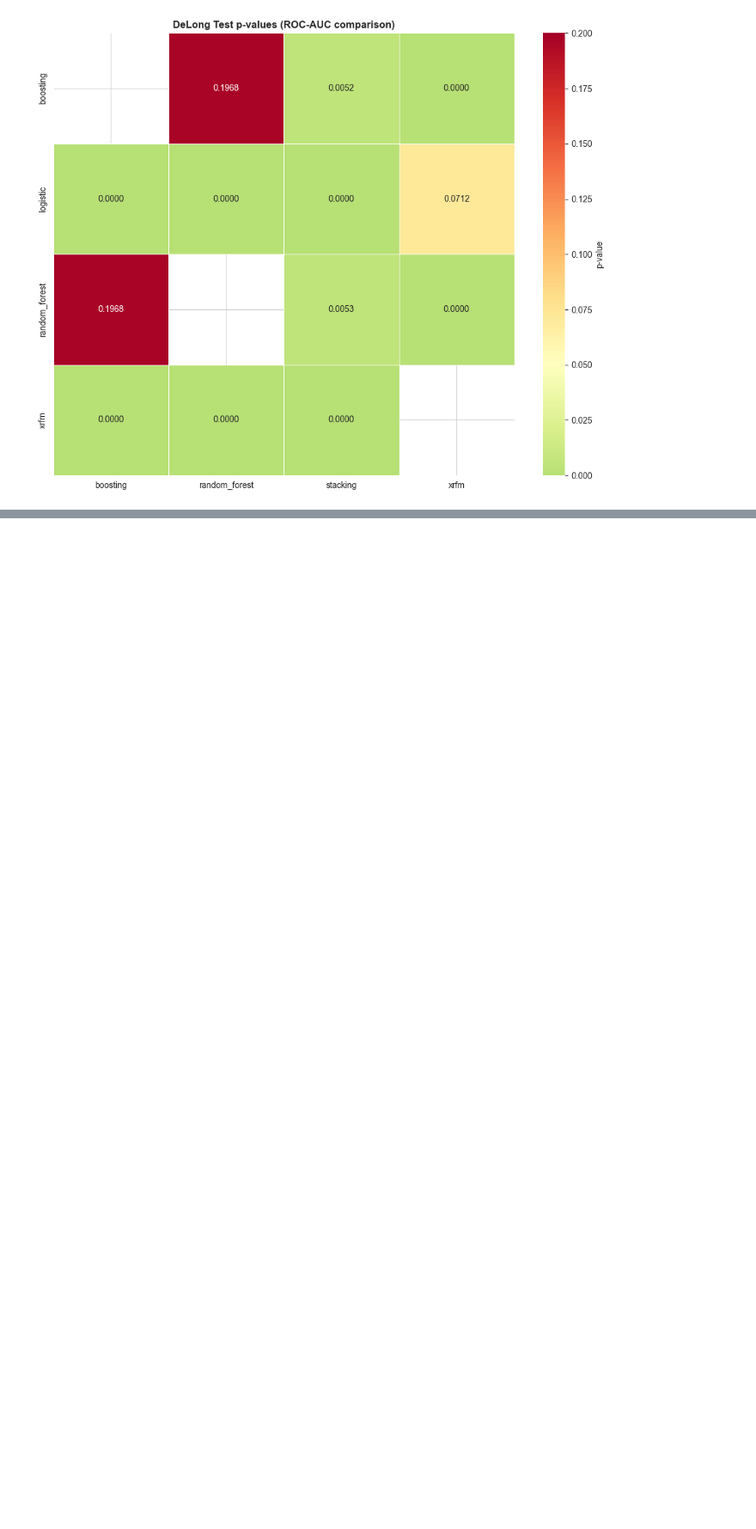
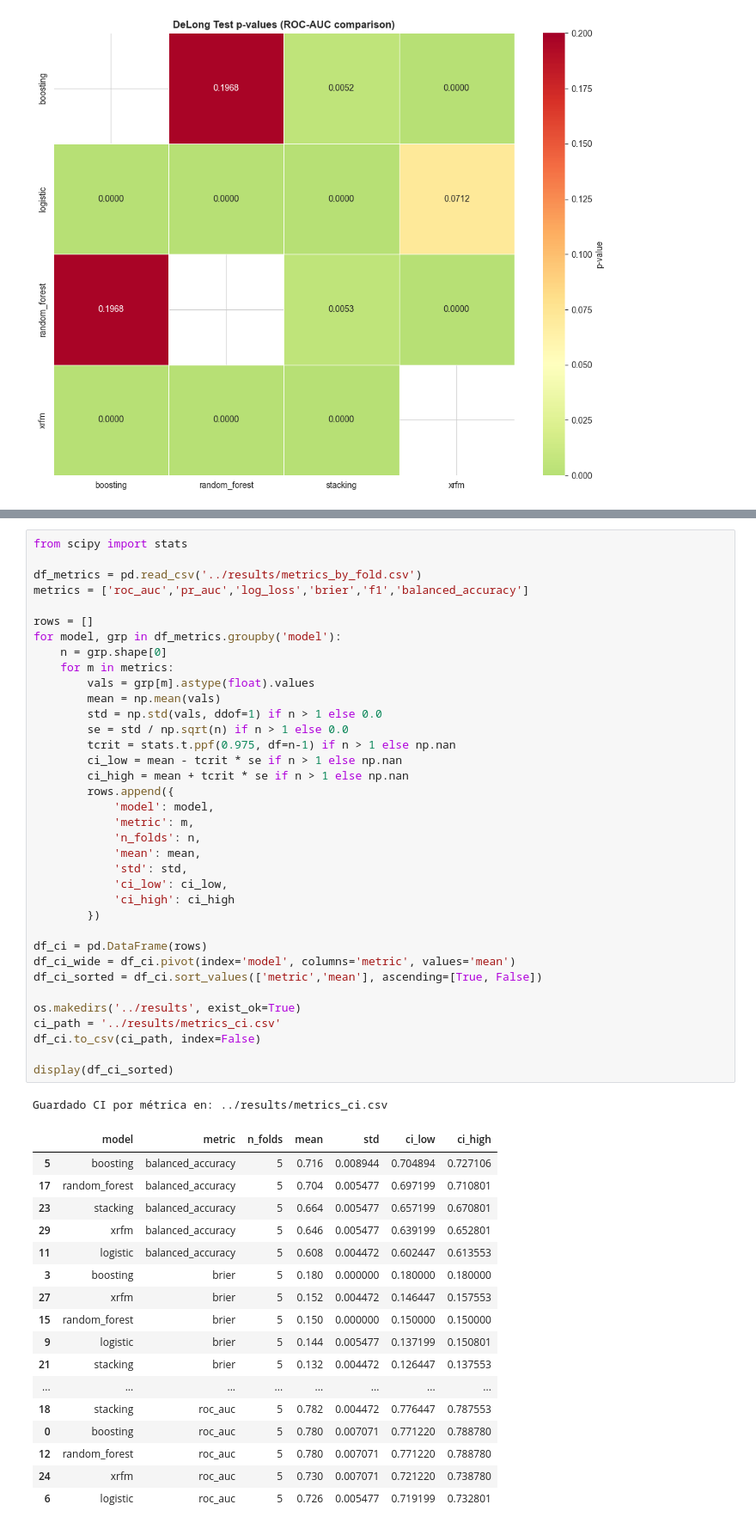
Before and after one commit to evamartin1240/AML-Project3, a Jupyter notebook: notebooks/visualizations.ipynb, the cells around one changed output, grey strips where cells are left out. Shown at 86% size. Drawn from its saved outputs; the diff is of its cells as text; blank space fills up the shorter version.

```diff
--- a/notebooks/visualizations.ipynb
+++ b/notebooks/visualizations.ipynb
@@ -491,0 +494,55 @@ plt.show()
+# %%
+from scipy import stats
+
+df_metrics = pd.read_csv('../results/metrics_by_fold.csv')
+metrics = ['roc_auc','pr_auc','log_loss','brier','f1','balanced_accuracy']
+
+rows = []
+for model, grp in df_metrics.groupby('model'):
+    n = grp.shape[0]
+    for m in metrics:
+        vals = grp[m].astype(float).values
+        mean = np.mean(vals)
+        std = np.std(vals, ddof=1) if n > 1 else 0.0
+        se = std / np.sqrt(n) if n > 1 else 0.0
+        tcrit = stats.t.ppf(0.975, df=n-1) if n > 1 else np.nan
+        ci_low = mean - tcrit * se if n > 1 else np.nan
+        ci_high = mean + tcrit * se if n > 1 else np.nan
+        rows.append({
+            'model': model,
+            'metric': m,
+            'n_folds': n,
+            'mean': mean,
+            'std': std,
+            'ci_low': ci_low,
+            'ci_high': ci_high
+        })
+
+df_ci = pd.DataFrame(rows)
+df_ci_wide = df_ci.pivot(index='model', columns='metric', values='mean')
+df_ci_sorted = df_ci.sort_values(['metric','mean'], ascending=[True, False])
+
+os.makedirs('../results', exist_ok=True)
+ci_path = '../results/metrics_ci.csv'
+df_ci.to_csv(ci_path, index=False)
+
+display(df_ci_sorted)
+# %% [output]
+Guardado CI por métrica en: ../results/metrics_ci.csv
+|  | model | metric | n_folds | mean | std | ci_low | ci_high |
+| 5 | boosting | balanced_accuracy | 5 | 0.716 | 0.008944 | 0.704894 | 0.727106 |
+| 17 | random_forest | balanced_accuracy | 5 | 0.704 | 0.005477 | 0.697199 | 0.710801 |
+| 23 | stacking | balanced_accuracy | 5 | 0.664 | 0.005477 | 0.657199 | 0.670801 |
+| 29 | xrfm | balanced_accuracy | 5 | 0.646 | 0.005477 | 0.639199 | 0.652801 |
+| 11 | logistic | balanced_accuracy | 5 | 0.608 | 0.004472 | 0.602447 | 0.613553 |
+| 3 | boosting | brier | 5 | 0.180 | 0.000000 | 0.180000 | 0.180000 |
+| 27 | xrfm | brier | 5 | 0.152 | 0.004472 | 0.146447 | 0.157553 |
+| 15 | random_forest | brier | 5 | 0.150 | 0.000000 | 0.150000 | 0.150000 |
+| 9 | logistic | brier | 5 | 0.144 | 0.005477 | 0.137199 | 0.150801 |
+| 21 | stacking | brier | 5 | 0.132 | 0.004472 | 0.126447 | 0.137553 |
+| ... | ... | ... | ... | ... | ... | ... | ... |
+| 18 | stacking | roc_auc | 5 | 0.782 | 0.004472 | 0.776447 | 0.787553 |
+| 0 | boosting | roc_auc | 5 | 0.780 | 0.007071 | 0.771220 | 0.788780 |
+| 12 | random_forest | roc_auc | 5 | 0.780 | 0.007071 | 0.771220 | 0.788780 |
+| 24 | xrfm | roc_auc | 5 | 0.730 | 0.007071 | 0.721220 | 0.738780 |
+| 6 | logistic | roc_auc | 5 | 0.726 | 0.005477 | 0.719199 | 0.732801 |
```
Also changed, not shown: parts of 3 cells of this notebook, 3 other files.
